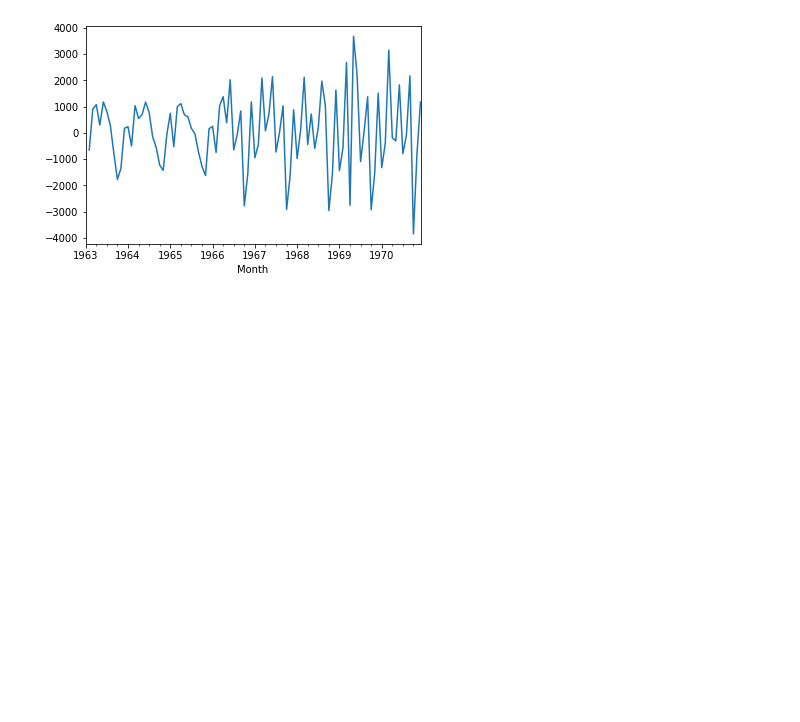
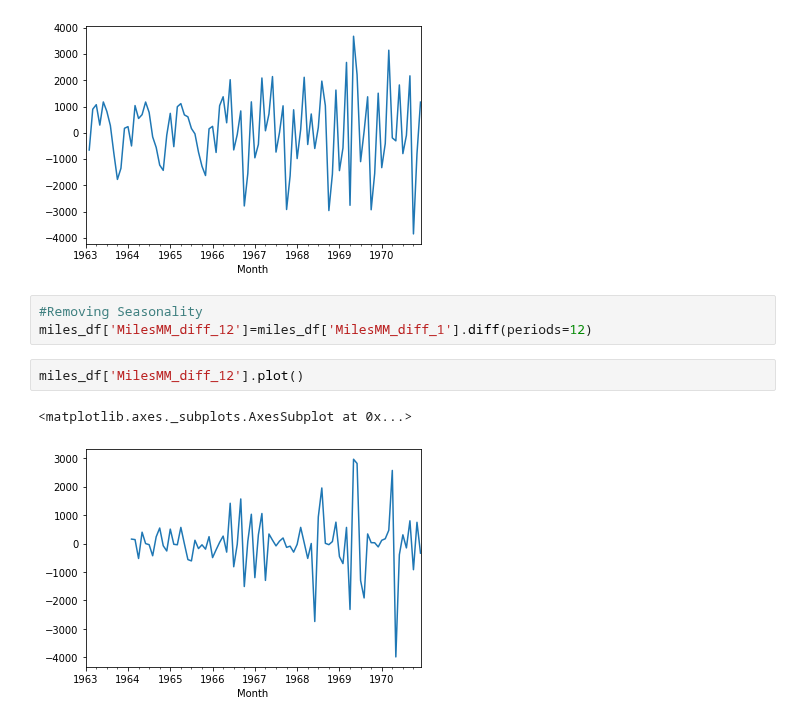
Before and after one commit to anmol0720/Time-Series-Forcasting, a Jupyter notebook: Time_Series_Analysis_and_Forcasting.ipynb, the cells around one changed output. Drawn from its saved outputs; the diff is of its cells as text; blank space fills up the shorter version.

Commit message:
Seasonality Removal Overview Plot

```diff
--- a/Time_Series_Analysis_and_Forcasting.ipynb
+++ b/Time_Series_Analysis_and_Forcasting.ipynb
@@ -629,3 +629,11 @@ miles_df['MilesMM_diff_1'].plot()
 # %% [output]
 <matplotlib.axes._subplots.AxesSubplot at 0x...>
 [figure]
+# %%
+#Removing Seasonality
+miles_df['MilesMM_diff_12']=miles_df['MilesMM_diff_1'].diff(periods=12)
+# %%
+miles_df['MilesMM_diff_12'].plot()
+# %% [output]
+<matplotlib.axes._subplots.AxesSubplot at 0x...>
+[figure, added]
```
Also changed, not shown: parts of 2 cells of this notebook.
